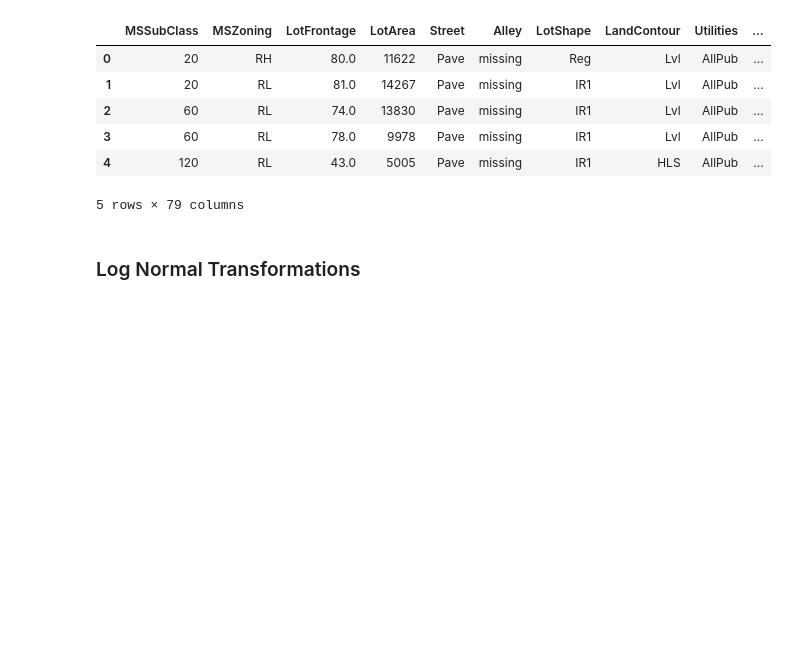
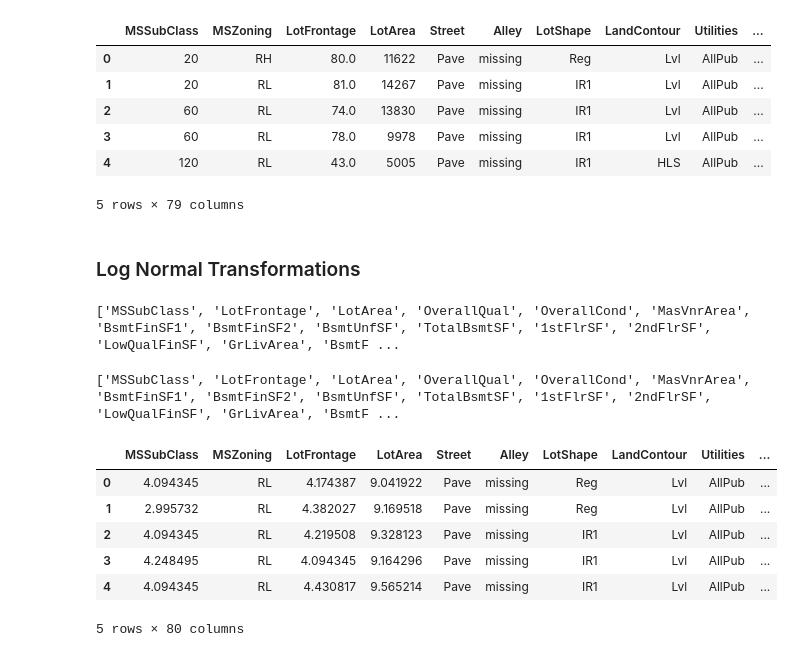
Before and after one commit to Abrar-Mustakim/Comprehensive-Data-Exploration-and-Advanced-Regression-Technique-on-Kaggles-Hourse-Pricing, a Jupyter notebook: EDA_and_Training.ipynb, the cells around one changed output. Drawn from its saved outputs; the diff is of its cells as text; code cells hidden in the pictures; blank space fills up the shorter version.

```diff
--- a/EDA_and_Training.ipynb
+++ b/EDA_and_Training.ipynb
@@ -214,7 +214,7 @@ And Price is lower for missing values of the features Bsmt Quality, Bsmt Conditi
 # %% [markdown]
 <h4> Numerical Features </h4>
 # %%
-numerical_features = [features for features in df.columns if df[features].dtype != 0 and features!= "Id"]
+numerical_features = [features for features in df.columns if df[features].dtype != "O" and features!= "Id"]
 print(numerical_features)
 print("\n".join(str(i) for i in numerical_features))
 # %% [output]
@@ -666,3 +666,36 @@ temp.head()
 5 rows × 79 columns
 # %% [markdown]
 <h3> Log Normal Transformations </h3>
+# %%
+log_transform = [features for features in numerical_features if features not in temporal_variable and df[features].dtype != "O"]
+print(log_transform)
+# %% [output]
+['MSSubClass', 'LotFrontage', 'LotArea', 'OverallQual', 'OverallCond', 'MasVnrArea', 'BsmtFinSF1', 'BsmtFinSF2', 'BsmtUnfSF', 'TotalBsmtSF', '1stFlrSF', '2ndFlrSF', 'LowQualFinSF', 'GrLivArea', 'BsmtF ...
+# %%
+def log_normal(df, arrays):
+
+    for array in arrays:
+        if 0 in df[array].unique():
+            pass
+        else:
+            df[array] = np.log(df[array])
+
+    return df
+# %%
+df = log_normal(df, log_transform)
+# %%
+log_transform_temp = [features for features in temp.columns if features not in temporal_variable and df[features].dtype != "O" and features!="SalePrice"]
+print(log_transform_temp)
+temp = log_normal(temp, log_transform_temp)
+# %% [output]
+['MSSubClass', 'LotFrontage', 'LotArea', 'OverallQual', 'OverallCond', 'MasVnrArea', 'BsmtFinSF1', 'BsmtFinSF2', 'BsmtUnfSF', 'TotalBsmtSF', '1stFlrSF', '2ndFlrSF', 'LowQualFinSF', 'GrLivArea', 'BsmtF ...
+# %%
+df.head()
+# %% [output]
+|  | MSSubClass | MSZoning | LotFrontage | LotArea | Street | Alley | LotShape | LandContour | Utilities | ... |
+| 0 | 4.094345 | RL | 4.174387 | 9.041922 | Pave | missing | Reg | Lvl | AllPub | ... |
+| 1 | 2.995732 | RL | 4.382027 | 9.169518 | Pave | missing | Reg | Lvl | AllPub | ... |
+| 2 | 4.094345 | RL | 4.219508 | 9.328123 | Pave | missing | IR1 | Lvl | AllPub | ... |
+| 3 | 4.248495 | RL | 4.094345 | 9.164296 | Pave | missing | IR1 | Lvl | AllPub | ... |
+| 4 | 4.094345 | RL | 4.430817 | 9.565214 | Pave | missing | IR1 | Lvl | AllPub | ... |
+5 rows × 80 columns
```
Also changed, not shown: parts of 12 cells of this notebook.
